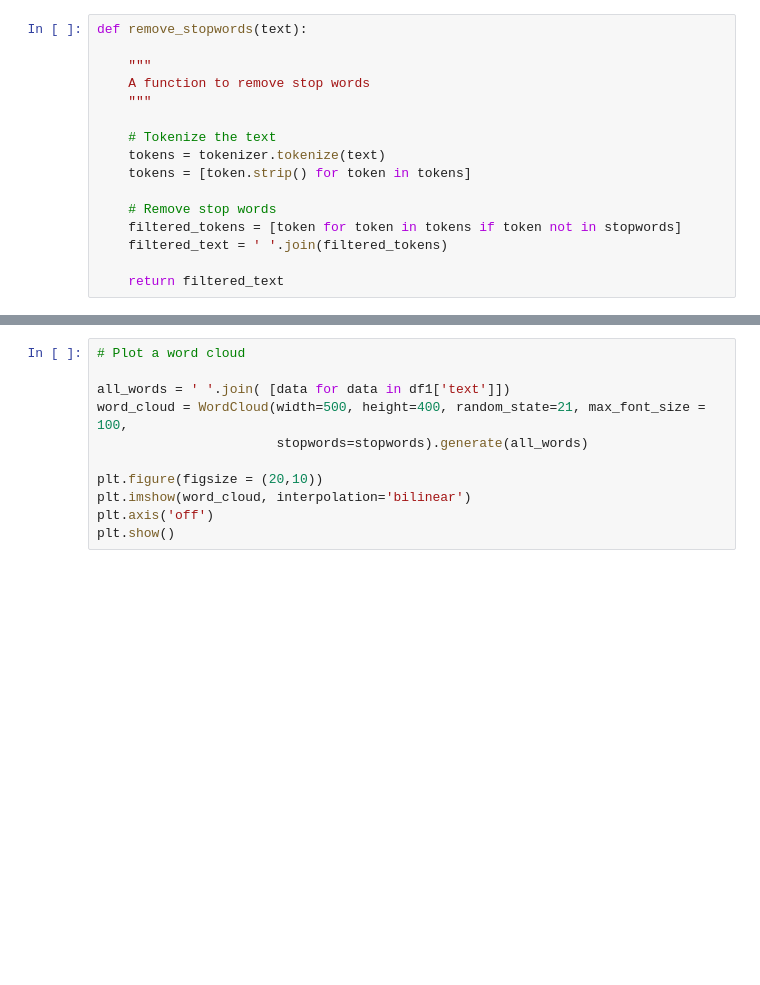
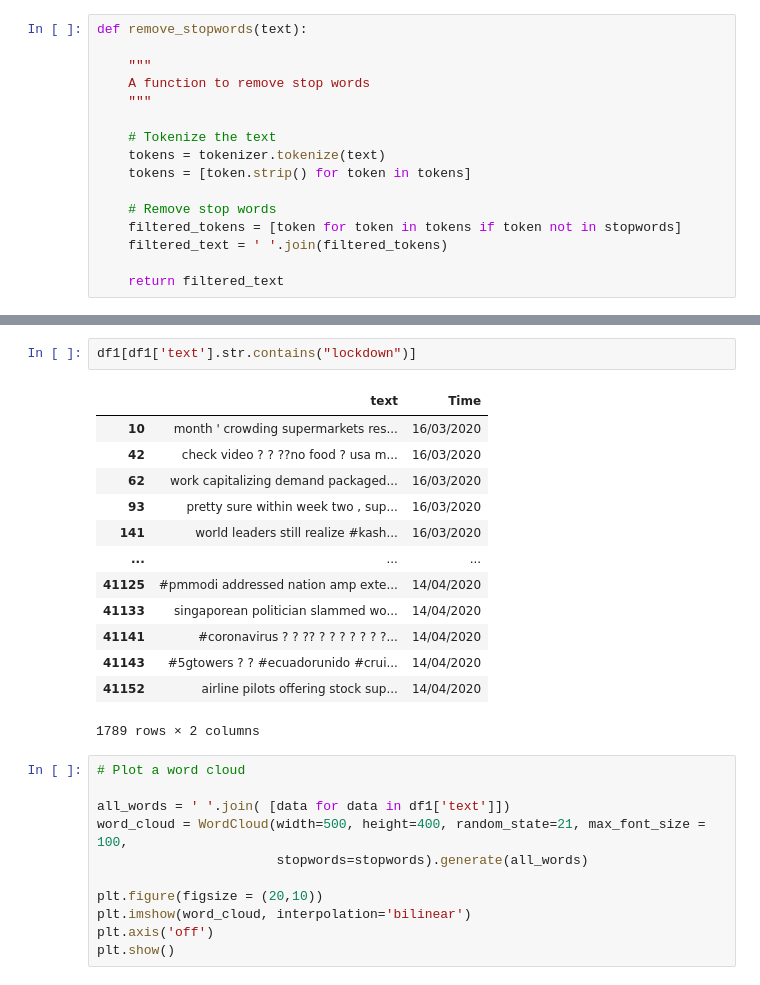
Before and after one commit to nicolxs/NUST-DARA, a Jupyter notebook: SSH-NX/Hackathon 2/ExternalDataCleaning.ipynb, the cells around one changed output, grey strips where cells are left out. Cells and saved outputs as stored; diff of their text form; blank space fills up the shorter version.

```diff
--- a/SSH-NX/Hackathon 2/ExternalDataCleaning.ipynb
+++ b/SSH-NX/Hackathon 2/ExternalDataCleaning.ipynb
@@ -139,3 +125,19 @@ Stay calm, stay safe.
+# %%
+df1[df1['text'].str.contains("lockdown")]
+# %% [output]
+|  | text | Time |
+| 10 | month ' crowding supermarkets res... | 16/03/2020 |
+| 42 | check video ? ? ??no food ? usa m... | 16/03/2020 |
+| 62 | work capitalizing demand packaged... | 16/03/2020 |
+| 93 | pretty sure within week two , sup... | 16/03/2020 |
+| 141 | world leaders still realize #kash... | 16/03/2020 |
+| ... | ... | ... |
+| 41125 | #pmmodi addressed nation amp exte... | 14/04/2020 |
+| 41133 | singaporean politician slammed wo... | 14/04/2020 |
+| 41141 | #coronavirus ? ? ?? ? ? ? ? ? ? ?... | 14/04/2020 |
+| 41143 | #5gtowers ? ? #ecuadorunido #crui... | 14/04/2020 |
+| 41152 | airline pilots offering stock sup... | 14/04/2020 |
+1789 rows × 2 columns
 # %%
 # Plot a word cloud
 
```
Also changed, not shown: parts of 2 cells of this notebook, 2 other files.
